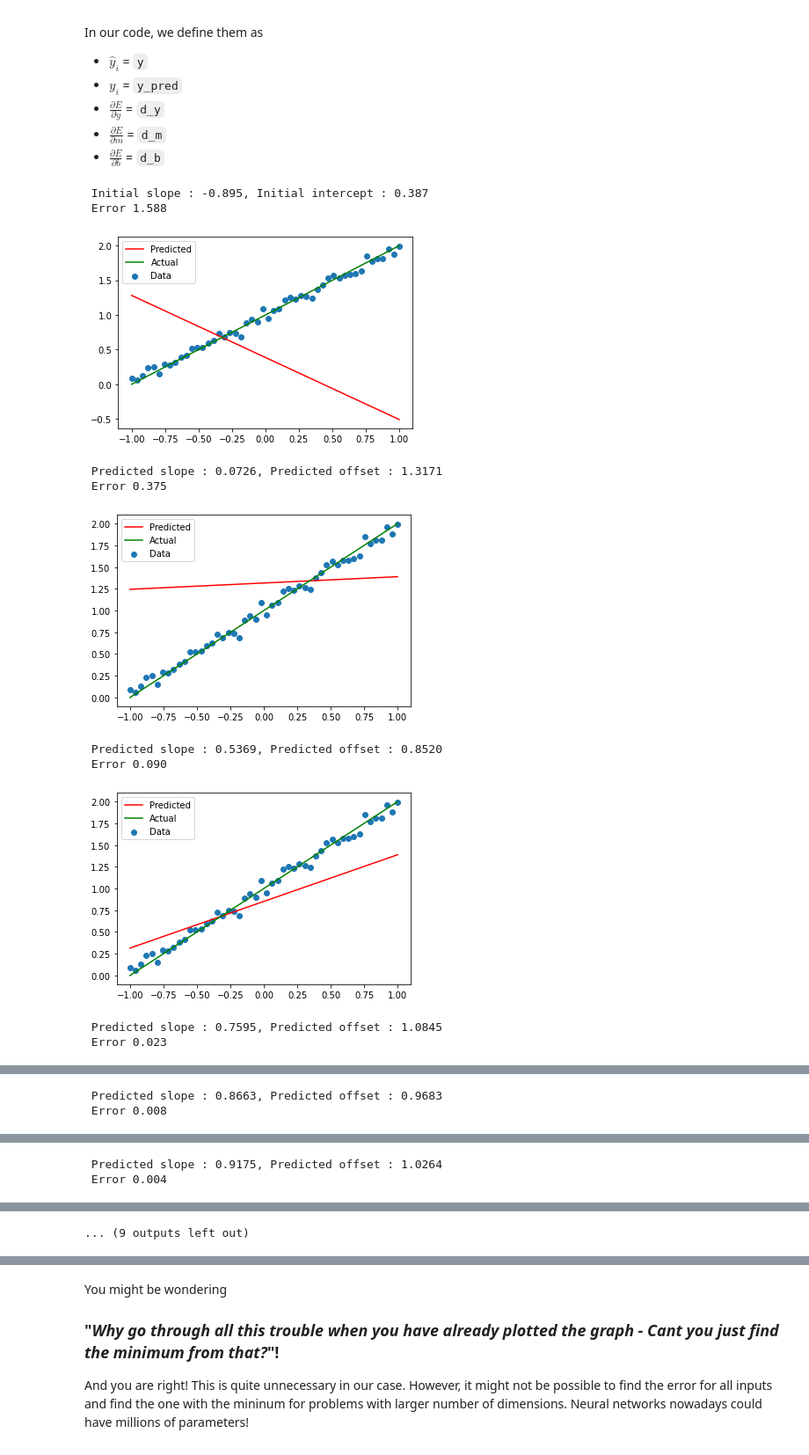
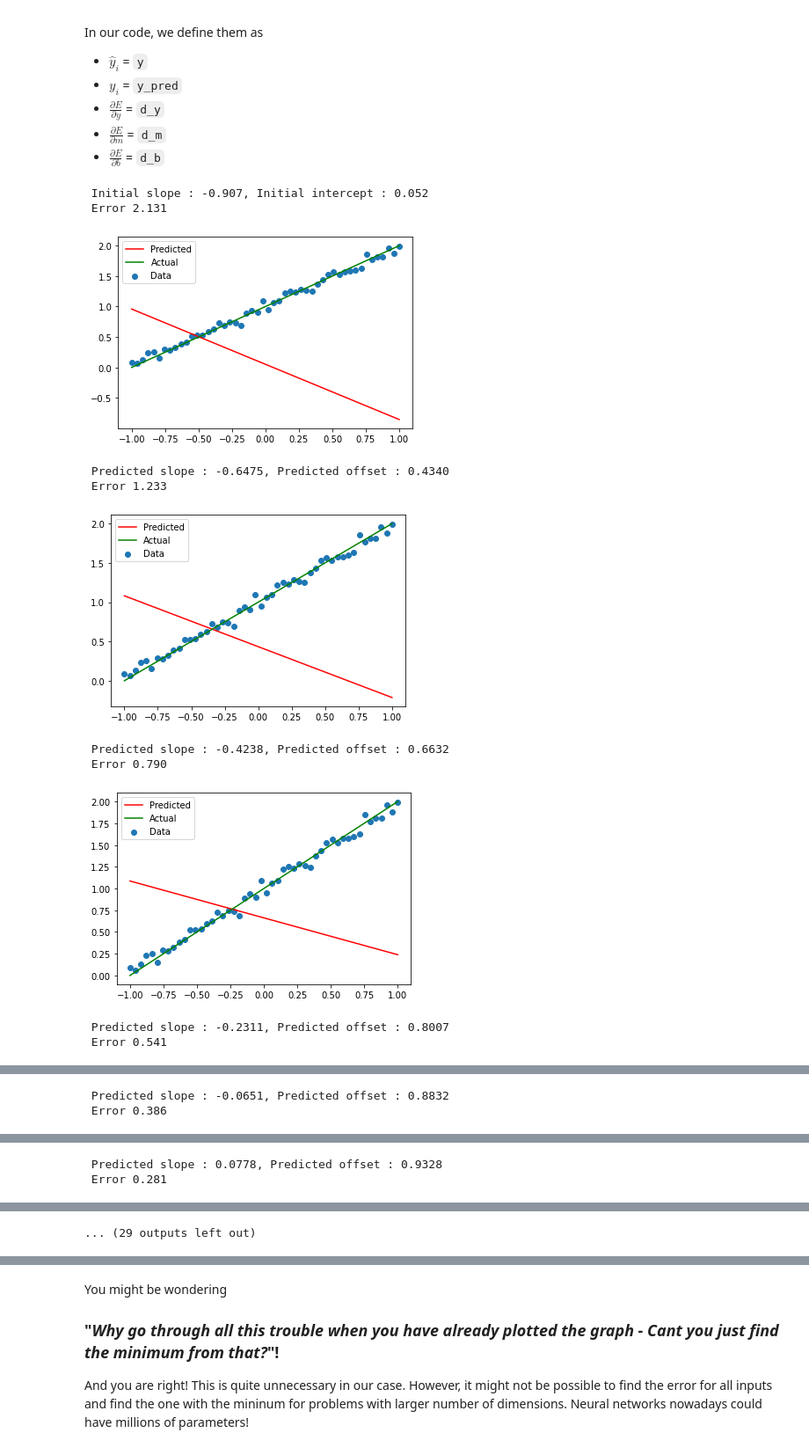
Before and after one commit to Ashwin-Rajesh/PyTorch_IEEE_2021, a Jupyter notebook: 1_LinearRegression.ipynb, the cells around one changed output, grey strips where cells are left out. Shown at 88% size. Drawn from its saved outputs; the diff is of its cells as text; code cells hidden in the pictures.

```diff
--- a/1_LinearRegression.ipynb
+++ b/1_LinearRegression.ipynb
@@ -375,11 +389,11 @@ b_pred = np.random.randn()
 print(" Initial slope : %.3f, Initial intercept : %.3f"%(m_pred, b_pred))
 
 # Number of iterations
-num_iter = 10
+num_iter = 20
 
 # Learning rate is the factor that is multiplied with the gradient
-learning_rate = 5e-1        # Optimum rate from trial and error
-learning_rate = 7.5e-1      # Overshoot
+learning_rate = 2e-1        # Optimum rate from trial and error
+# learning_rate = 7.5e-1      # Overshoot
 # learning_rate = 1.5         # Diverge
 
 # To store values of slope, intercept and error over training, for visualizing later
@@ -391,41 +405,41 @@ error_hist = []
 for i in range(num_iter):
   y_pred = (x * m_pred) + b_pred
 
   # Compute error
   error = find_error(m_pred, b_pred)
   print(" Error %.3f "%(error))
 
   # Visualize the current prediction
   vis_prediction(m_pred, b_pred)
 
   # Append to history to visualize later
   m_hist.append(m_pred)
   b_hist.append(b_pred)
   error_hist.append(error)
 
   # Derivative of error with respect to y
   d_y = 2 * (y_pred - y)
 
   # Derivative of error with respect to slope
   d_m = d_y * x
   # Derivative of error with respect to intercept
   d_b = d_y
 
   # Update predictions by gradient descept rule
   m_pred = m_pred - learning_rate * np.average(d_m)
   b_pred = b_pred - learning_rate * np.average(d_b)
 
 
   print(" Predicted slope : %.4f, Predicted offset : %.4f"%(m_pred, b_pred))
 # %% [output]
- Initial slope : -0.895, Initial intercept : 0.387
- Error 1.588
+ Initial slope : -0.907, Initial intercept : 0.052
+ Error 2.131
-[figure, old version]
+[figure, new version]
- Predicted slope : 0.0726, Predicted offset : 1.3171
- Error 0.375
+ Predicted slope : -0.6475, Predicted offset : 0.4340
+ Error 1.233
-[figure, old version]
+[figure, new version]
- Predicted slope : 0.5369, Predicted offset : 0.8520
- Error 0.090
+ Predicted slope : -0.4238, Predicted offset : 0.6632
+ Error 0.790
-[figure, old version]
+[figure, new version]
- Predicted slope : 0.7595, Predicted offset : 1.0845
- Error 0.023
+ Predicted slope : -0.2311, Predicted offset : 0.8007
+ Error 0.541
@@ -433,2 +447,2 @@ for i in range(num_iter):
- Predicted slope : 0.8663, Predicted offset : 0.9683
- Error 0.008
+ Predicted slope : -0.0651, Predicted offset : 0.8832
+ Error 0.386
@@ -436,2 +450,2 @@ for i in range(num_iter):
- Predicted slope : 0.9175, Predicted offset : 1.0264
- Error 0.004
+ Predicted slope : 0.0778, Predicted offset : 0.9328
+ Error 0.281
@@ -439,4 +453,4 @@ for i in range(num_iter):
-... (9 outputs left out)
+... (29 outputs left out)
 # %%
 max_m_diff = max(abs(max(m_hist)-m), abs(min(m_hist)-m))
 max_b_diff = max(abs(max(b_hist)-b), abs(min(b_hist)-b))
```
Also changed, not shown: parts of 7 cells of this notebook.
